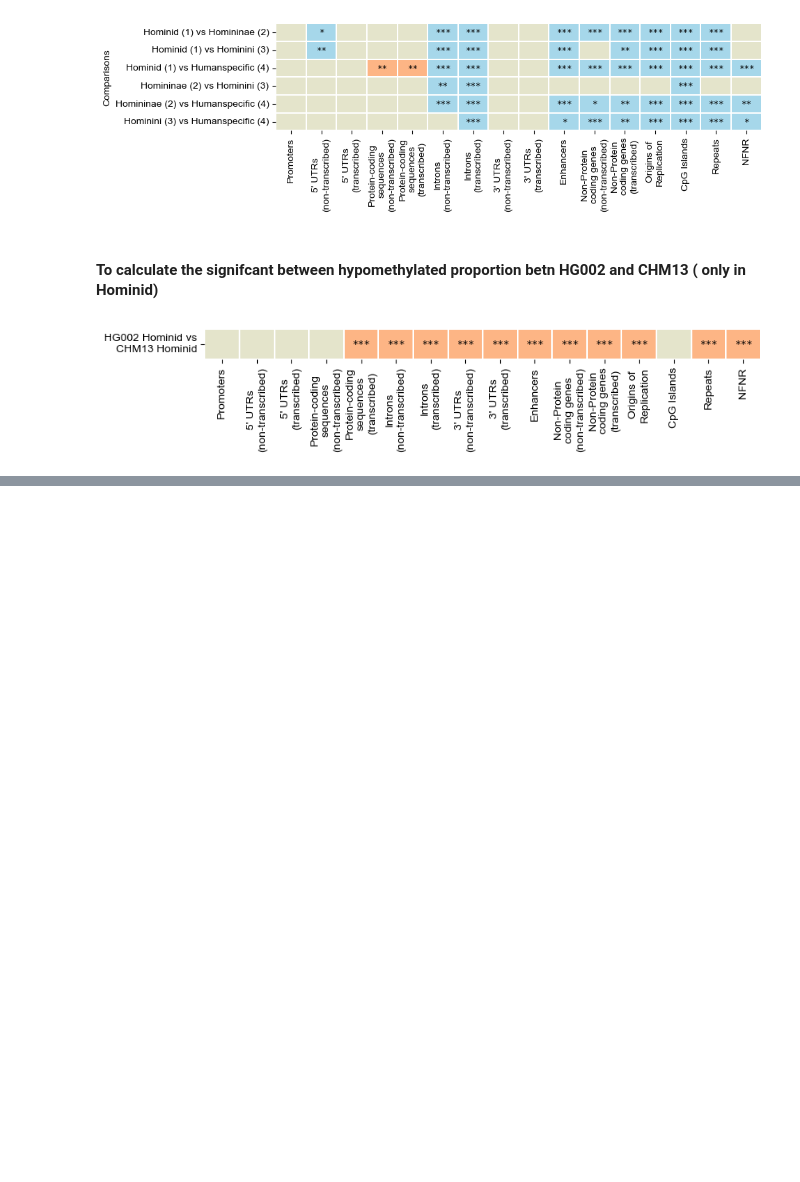
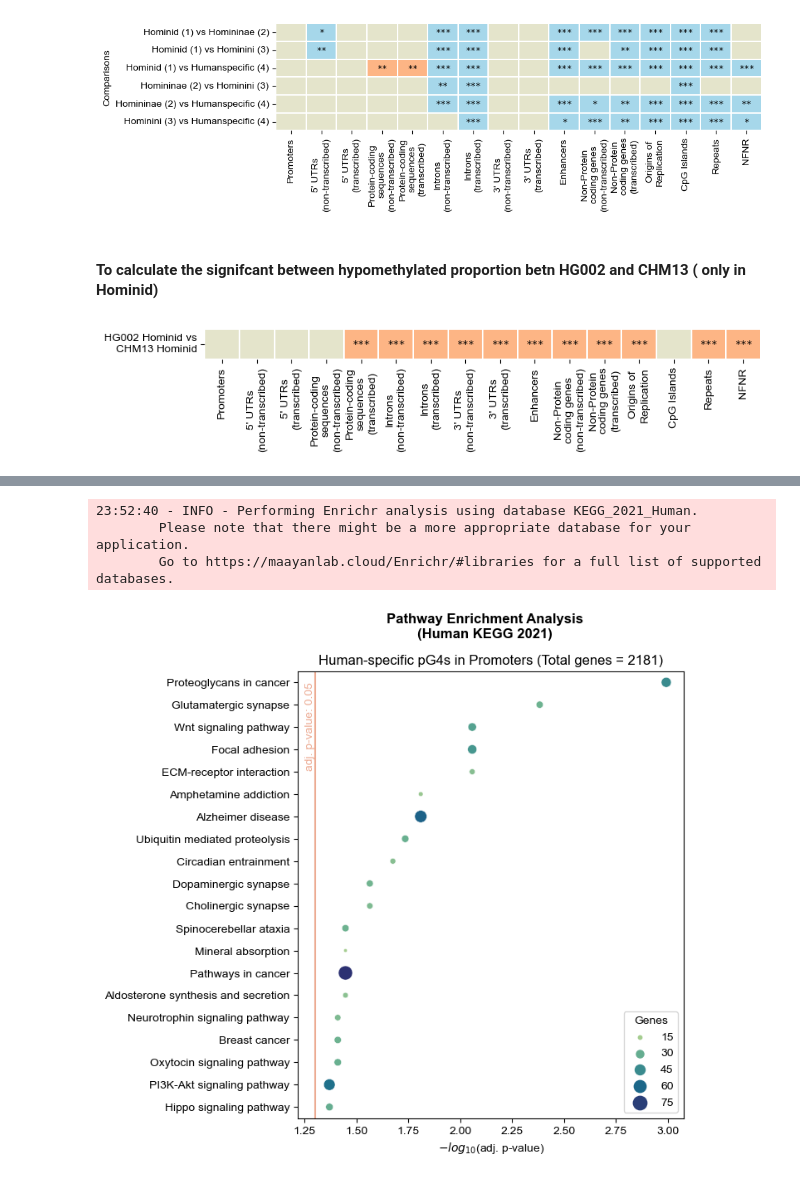
Before and after one commit to makovalab-psu/GreatApeT2T-G4s, a Jupyter notebook: jupyterNotebooks/functionalEnrichmentnMethylHuman.ipynb, the cells around one changed output, grey strips where cells are left out. Saved outputs shown, nothing was run; the diff lists cells and outputs as text; code cells hidden in the pictures; blank space fills up the shorter version.

```diff
--- a/jupyterNotebooks/functionalEnrichmentnMethylHuman.ipynb
+++ b/jupyterNotebooks/functionalEnrichmentnMethylHuman.ipynb
@@ -955,0 +1001,26 @@ plt.show()
+# %%
+results = gget.enrichr(list(specificgenes), database="pathway", plot=False)#,background_list=allingenes)
+
+results['num_genes'] = results['overlapping_genes'].apply(lambda x: len(x))
+results['log10_adj_p_val'] = -np.log10(results['adj_p_val'])
+# %% [output]
+23:52:40 - INFO - Performing Enrichr analysis using database KEGG_2021_Human.
+        Please note that there might be a more appropriate database for your application.
+        Go to https://maayanlab.cloud/Enrichr/#libraries for a full list of supported databases.
+# %%
+max_pathways = 20
+
+plt.figure(figsize=(6,7))
+sns.scatterplot(data=results.head(max_pathways), x='log10_adj_p_val', y='path_name', hue='num_genes', size='num_genes', sizes=(10, 150), palette='crest')
+plt.vlines(-np.log10(0.05), -5, max_pathways+5, color='#db5829', alpha=0.5)
+plt.text(-np.log10(0.05), 0, 'adj. p-value: 0.05', color='#db5829', va='top', ha='right', rotation=90, alpha=0.5)
+plt.ylabel('')
+plt.xlabel(r'$-log_{10}$(adj. p-value)')
+plt.legend(title='Genes', loc='lower right')
+plt.ylim([max_pathways-.5, 0-.5])
+plt.suptitle('Pathway Enrichment Analysis\n(Human KEGG 2021)', fontweight='bold')
+plt.title(f'Human-specific pG4s in Promoters (Total genes = {len(specificgenes)})')#\nwith G4-containing genes as background')
+plt.savefig(f"../plots/KEGGplots/Homo_sapiens/promoter_pathway_enrichment_humanSpecific.png", dpi=300, bbox_inches='tight')
+plt.show()
+# %% [output]
+[figure, added]
```
Also changed, not shown: parts of 12 cells of this notebook, 8 other files.
